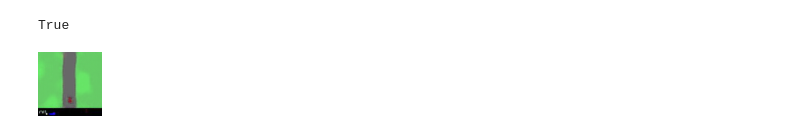
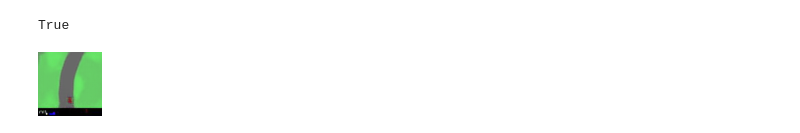
Before and after one commit to kriNon/FYP, a Jupyter notebook: NeuralNetwork - Find current conditions from image.ipynb, the cells around one changed output. Cells and saved outputs as stored; diff of their text form; code cells hidden in the pictures.

```diff
--- a/NeuralNetwork - Find current conditions from image.ipynb
+++ b/NeuralNetwork - Find current conditions from image.ipynb
@@ -160,36 +160,43 @@ class CustomDatasetFromFile(Dataset):
     def __len__(self):
         return len(self.image_list)
 # %%
-dataset = CustomDatasetFromFile(folder_path=f'D:/Kris\'s Workbench/FYP/TrainingData/0/')
-dataloader = torch.utils.data.DataLoader(dataset, batch_size=bs, shuffle=True)
+folder_path=f'D:/Kris\'s Workbench/FYP/TrainingData/0/'
+image_list = glob.glob(folder_path+'*')
+data_len = len(image_list)
+
+dataset = CustomDatasetFromFile(folder_path=f'D:/Kris\'s Workbench/FYP/TrainingData/0/',data_len=data_len, image_list=image_list)
+dataloader = torch.utils.data.DataLoader(dataset, batch_size=1, shuffle=True)
 # %%
 # Fixed input for debugging
 CurrentImage, PreviousImage, _ = next(iter(dataloader))
 curr, _, _ = model.encode(CurrentImage.to(device))
 prev, _, _ = model.encode(PreviousImage.to(device))
-concatenatedTensor = torch.cat((prev, curr), 0)
+#concatenatedTensor = torch.cat((prev, curr), 0)
 
-def decodeConcatenatedTensor(Tensor):
-    a, b = concatenatedTensor.split(32, dim=0)
-    aDecoded = model.decode(a)
-    bDecoded = model.decode(b)
-    save_image(aDecoded[0], 'imagea.png')
-    save_image(aDecoded[0], 'imageb.png')
+save_image(model.decode(curr)[0], 'imagea.png')
+save_image(model.decode(prev)[0], 'imageb.png')
+
+#def decodeConcatenatedTensor(Tensor):
+#    a, b = concatenatedTensor.split(32, dim=0)
+#    aDecoded = model.decode(a)
+#    bDecoded = model.decode(b)
+#    save_image(aDecoded[0], 'imagea.png')
+#    save_image(aDecoded[0], 'imageb.png')
 
 
 
-decodeConcatenatedTensor(concatenatedTensor)
+#decodeConcatenatedTensor(concatenatedTensor)
 from IPython.display import Image
 Image(filename='imagea.png')
 
 # print(a.shape)
 # print(b.shape)
 # recon_images = model.decode(b)
 # save_image(recon_images[0], 'test_image.png')
 # from IPython.display import Image
 # Image(filename='test_image.png')
 # %% [output]
-[figure, old version]
+[figure, new version]
 # %%
 
 Image(filename='imageb.png')
```
Also changed, not shown: parts of 9 cells of this notebook.
